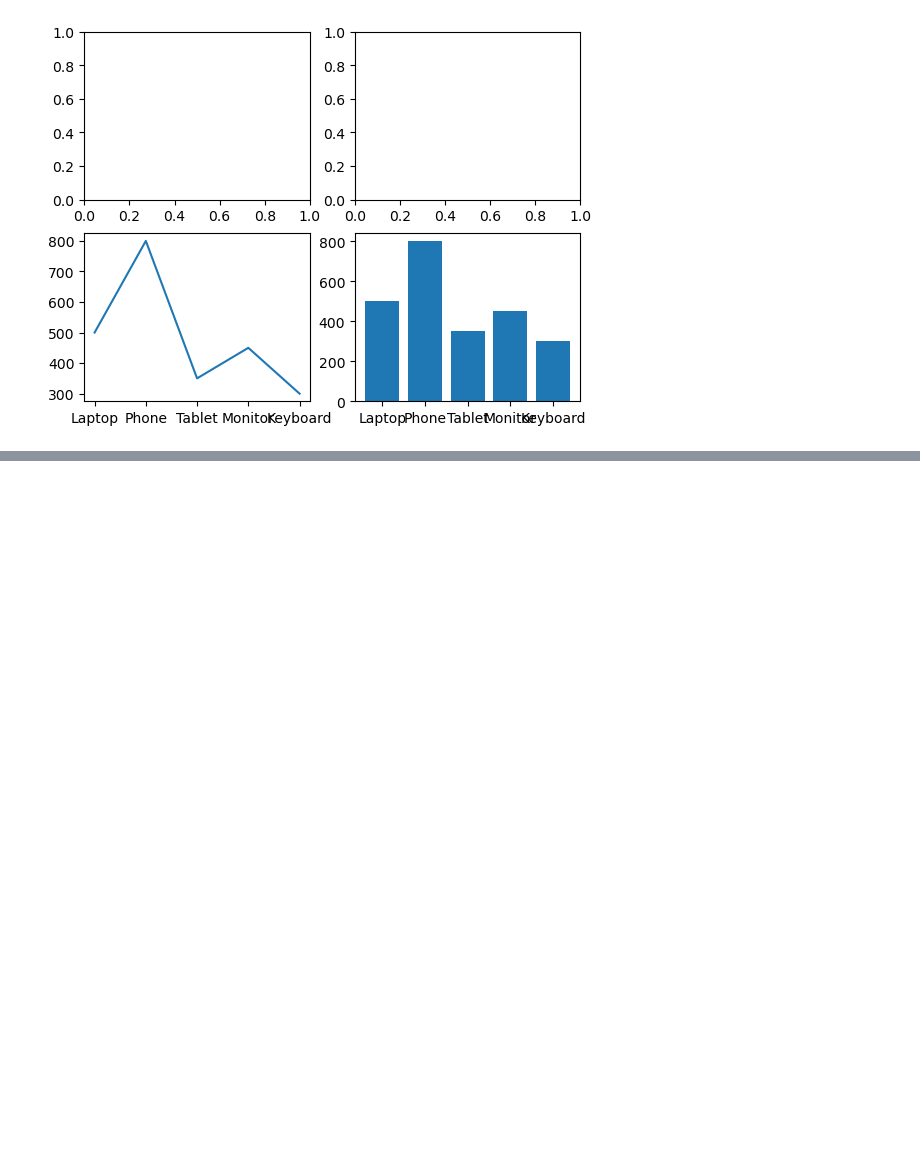
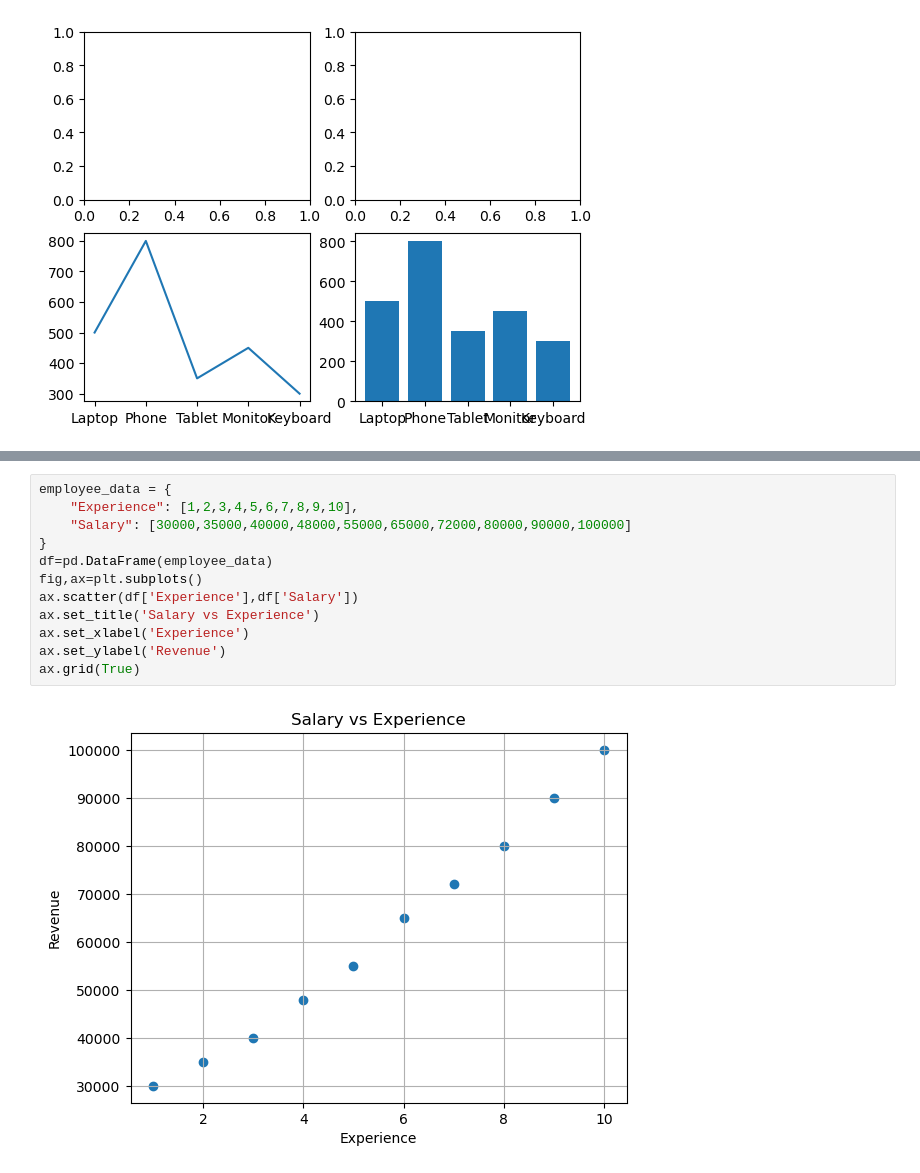
Before and after one commit to aryankumar08-python/python-, a Jupyter notebook: matplotlib.ipynb, the cells around one changed output, grey strips where cells are left out. Drawn from its saved outputs; the diff is of its cells as text; blank space fills up the shorter version.

```diff
--- a/matplotlib.ipynb
+++ b/matplotlib.ipynb
@@ -128,0 +186,14 @@ axes[1,0].plot(
+# %%
+employee_data = {
+    "Experience": [1,2,3,4,5,6,7,8,9,10],
+    "Salary": [30000,35000,40000,48000,55000,65000,72000,80000,90000,100000]
+}
+df=pd.DataFrame(employee_data)
+fig,ax=plt.subplots()
+ax.scatter(df['Experience'],df['Salary'])
+ax.set_title('Salary vs Experience')
+ax.set_xlabel('Experience')
+ax.set_ylabel('Revenue')
+ax.grid(True)
+# %% [output]
+[figure, added]
```
Also changed, not shown: parts of 10 cells of this notebook, 2 other files.
